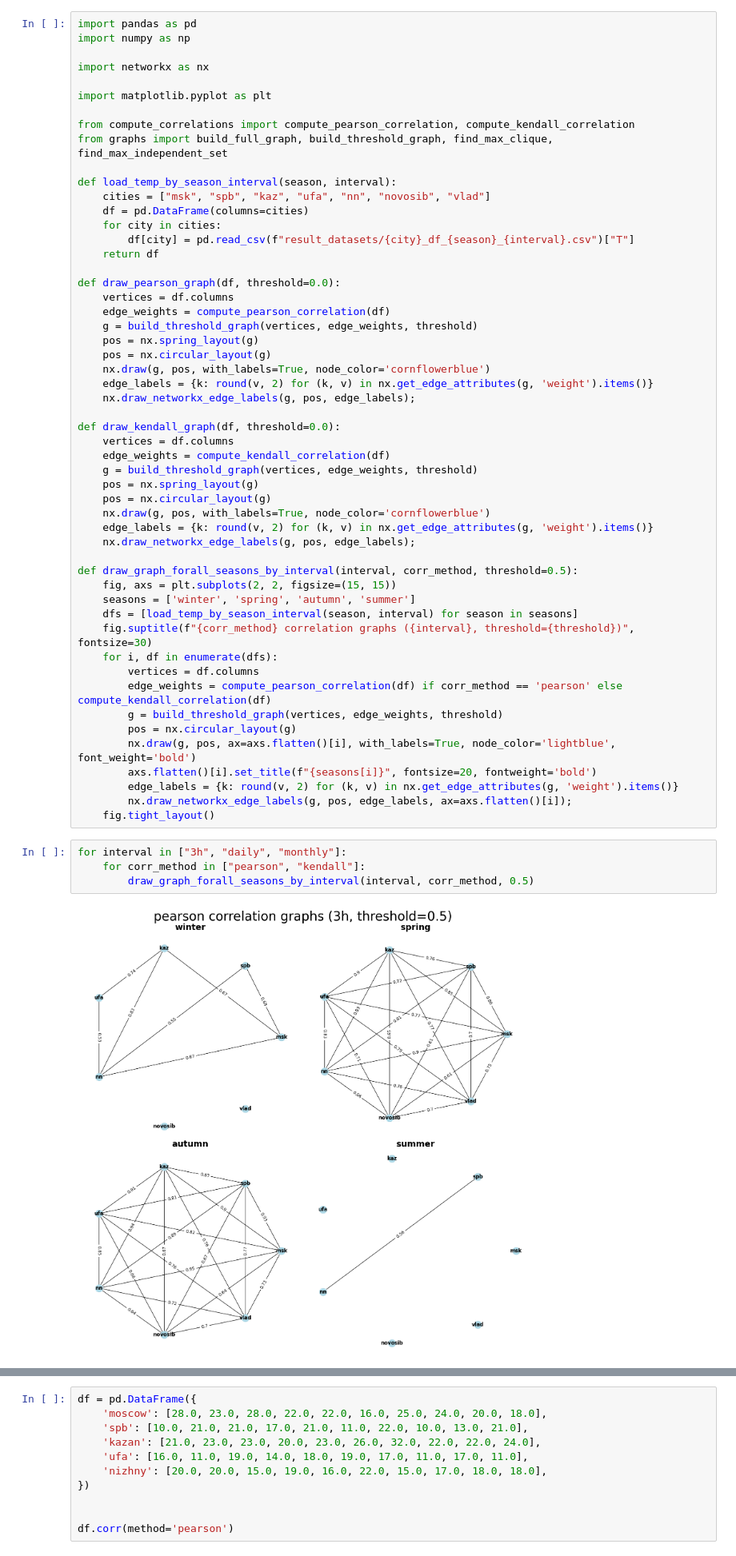
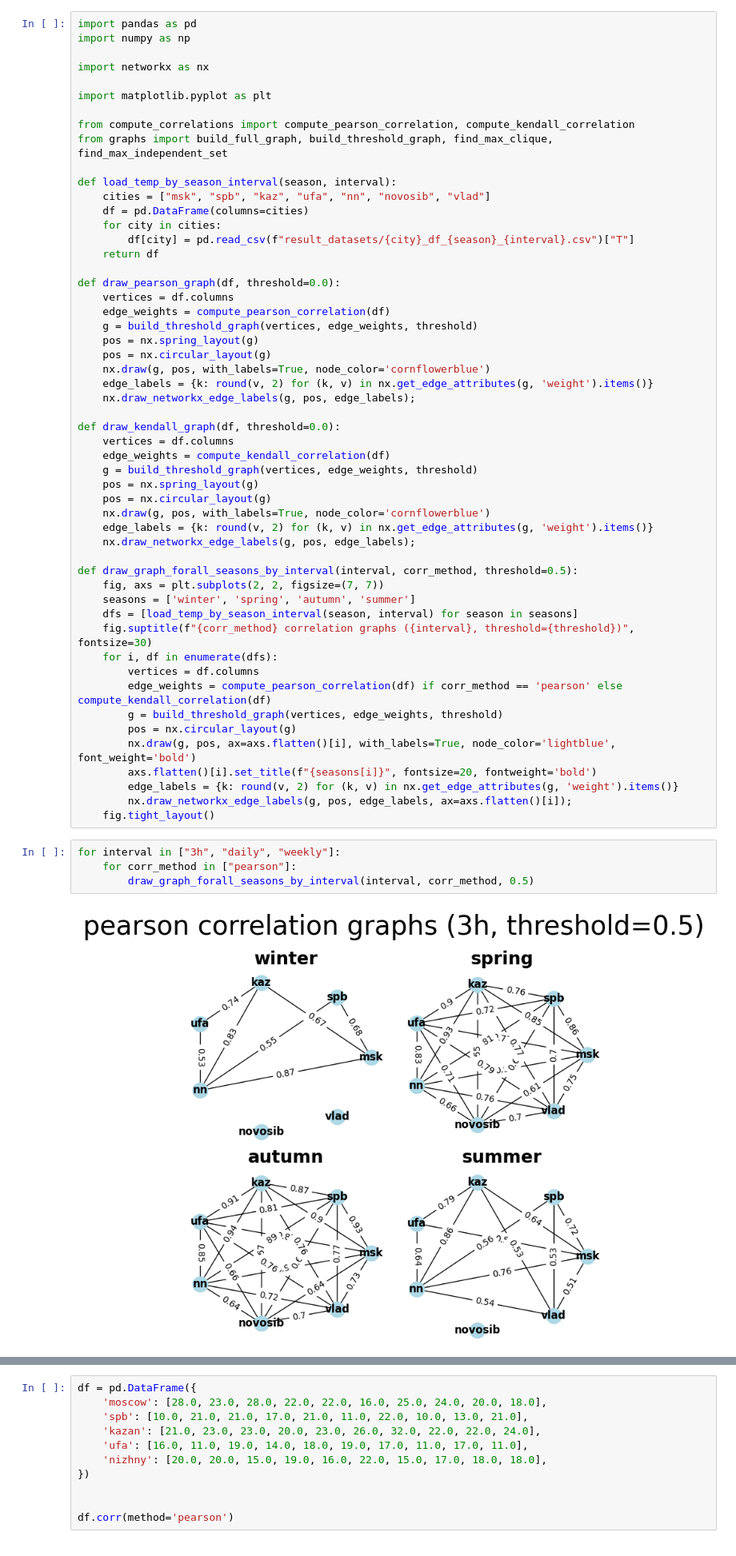
Before and after one commit to nadiaroschina/random-variable-networks, a Jupyter notebook: main.ipynb, the cells around one changed output, grey strips where cells are left out. Shown: that part at 80% size. Drawn from its saved outputs; the diff is of its cells as text.

```diff
--- a/main.ipynb
+++ b/main.ipynb
@@ -37,7 +37,7 @@ def draw_kendall_graph(df, threshold=0.0):
     nx.draw_networkx_edge_labels(g, pos, edge_labels);
 
 def draw_graph_forall_seasons_by_interval(interval, corr_method, threshold=0.5):
-    fig, axs = plt.subplots(2, 2, figsize=(15, 15))
+    fig, axs = plt.subplots(2, 2, figsize=(7, 7))
     seasons = ['winter', 'spring', 'autumn', 'summer']
     dfs = [load_temp_by_season_interval(season, interval) for season in seasons]
     fig.suptitle(f"{corr_method} correlation graphs ({interval}, threshold={threshold})", fontsize=30)
@@ -52,8 +52,8 @@ def draw_graph_forall_seasons_by_interval(interval, corr_method, threshold=0.5):
         nx.draw_networkx_edge_labels(g, pos, edge_labels, ax=axs.flatten()[i]);
     fig.tight_layout()
 # %%
-for interval in ["3h", "daily", "monthly"]:
-    for corr_method in ["pearson", "kendall"]:
+for interval in ["3h", "daily", "weekly"]:
+    for corr_method in ["pearson"]:
         draw_graph_forall_seasons_by_interval(interval, corr_method, 0.5)
 # %% [output]
-[figure, old version]
+[figure, new version]
```
Also changed, not shown: parts of 9 cells of this notebook, 1 other file.
